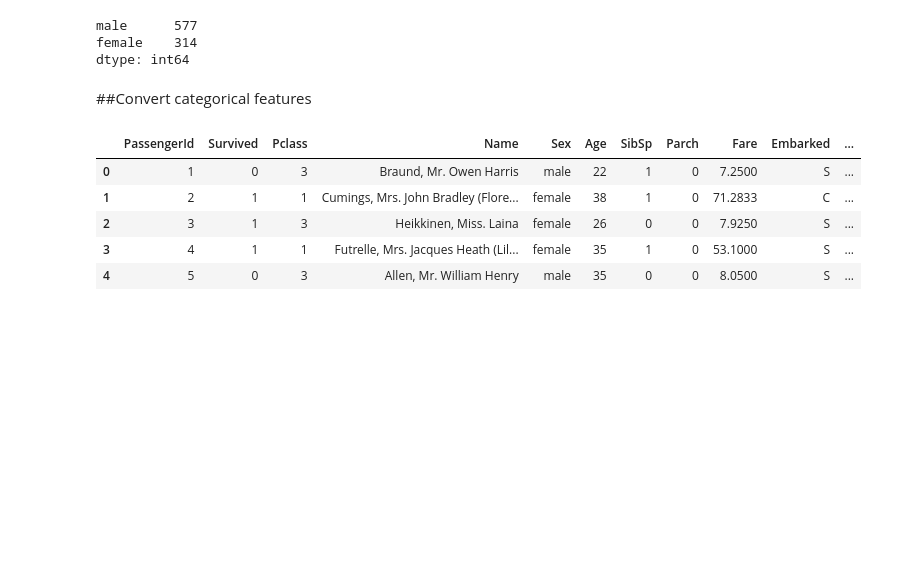
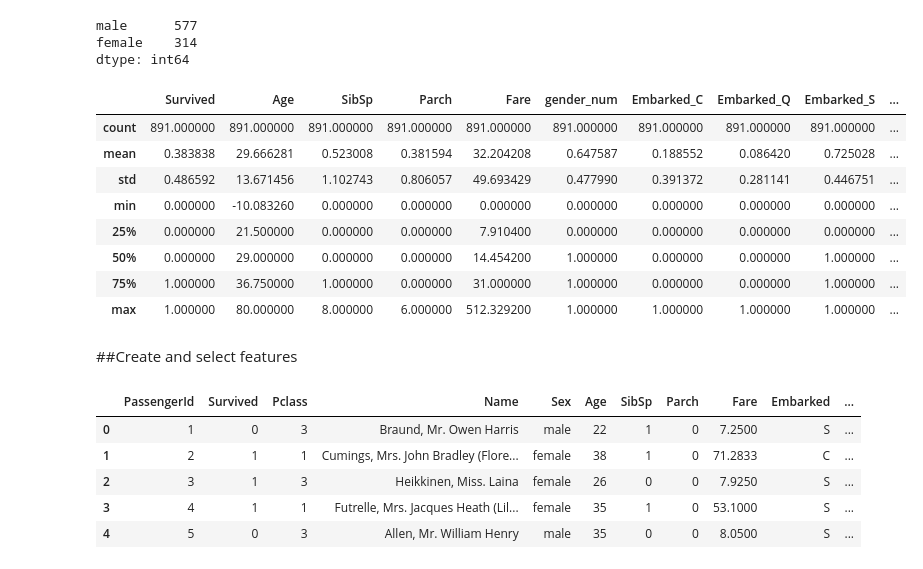
Before and after one commit to mkcomer237/DAT_SF_16, a Jupyter notebook: homework/midterm/midterm_assignment.ipynb, the cells around one changed output. Drawn from its saved outputs; the diff is of its cells as text; code cells hidden in the pictures; blank space fills up the shorter version.

```diff
--- a/homework/midterm/midterm_assignment.ipynb
+++ b/homework/midterm/midterm_assignment.ipynb
@@ -41,8 +56,21 @@ memory usage: 90.5+ KB
 male      577
 female    314
 dtype: int64
-# %% [markdown]
-##Convert categorical features
+# %%
+#check how balanced the data is
+df_imp.describe()
+# %% [output]
+|  | Survived | Age | SibSp | Parch | Fare | gender_num | Embarked_C | Embarked_Q | Embarked_S | ... |
+| count | 891.000000 | 891.000000 | 891.000000 | 891.000000 | 891.000000 | 891.000000 | 891.000000 | 891.000000 | 891.000000 | ... |
+| mean | 0.383838 | 29.666281 | 0.523008 | 0.381594 | 32.204208 | 0.647587 | 0.188552 | 0.086420 | 0.725028 | ... |
+| std | 0.486592 | 13.671456 | 1.102743 | 0.806057 | 49.693429 | 0.477990 | 0.391372 | 0.281141 | 0.446751 | ... |
+| min | 0.000000 | -10.083260 | 0.000000 | 0.000000 | 0.000000 | 0.000000 | 0.000000 | 0.000000 | 0.000000 | ... |
+| 25% | 0.000000 | 21.500000 | 0.000000 | 0.000000 | 7.910400 | 0.000000 | 0.000000 | 0.000000 | 0.000000 | ... |
+| 50% | 0.000000 | 29.000000 | 0.000000 | 0.000000 | 14.454200 | 1.000000 | 0.000000 | 0.000000 | 1.000000 | ... |
+| 75% | 1.000000 | 36.750000 | 1.000000 | 0.000000 | 31.000000 | 1.000000 | 0.000000 | 0.000000 | 1.000000 | ... |
+| max | 1.000000 | 80.000000 | 8.000000 | 6.000000 | 512.329200 | 1.000000 | 1.000000 | 1.000000 | 1.000000 | ... |
+# %% [markdown]
+##Create and select features
 # %%
 #embarked has only 2 missing values so just replace those with the most common value
 df.Embarked.fillna('S', inplace=True)
```
Also changed, not shown: parts of 18 cells of this notebook.
